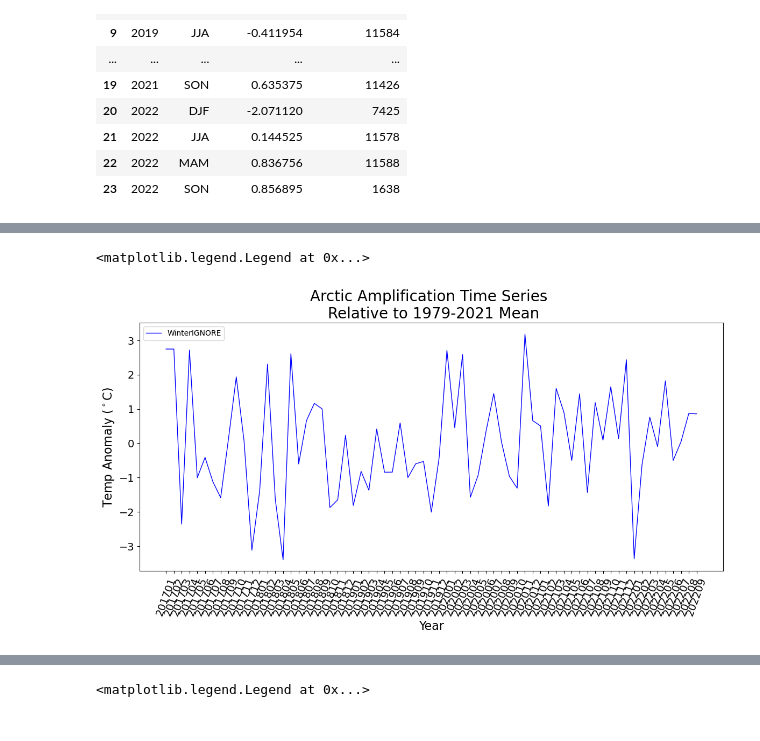
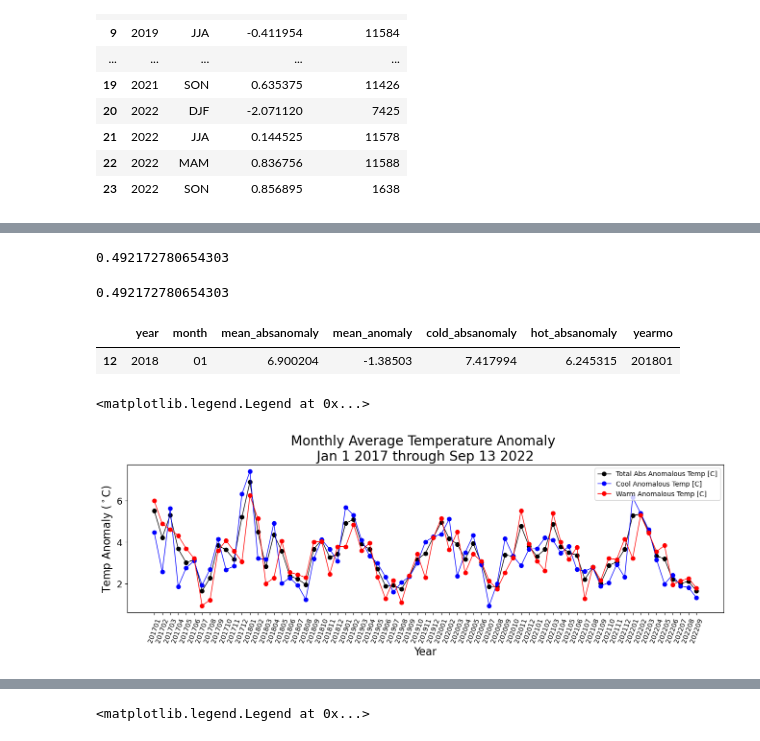
Before and after one commit to cgsutter/ATM622-General-Circulation, a Jupyter notebook: testing/NYSM_trends.ipynb, the cells around one changed output, grey strips where cells are left out. Drawn from its saved outputs; the diff is of its cells as text; code cells hidden in the pictures.

Commit message:
CFSR plots updated with JFM not DJF, etc. Also NYSM plots of anom temp and bar plots of standard deviatuions updated

```diff
--- a/testing/NYSM_trends.ipynb
+++ b/testing/NYSM_trends.ipynb
@@ -588,2 +306,18 @@ df[df['temp_2m[C]'].isna()]
 # %%
+# add monthday column:
 df['monthday'] = df['date'].astype(str).str[5:10]
+df['month'] = df['date'].astype(str).str[5:7]
+df['year'] = df['date'].astype(str).str[0:4]
+season_list = []
+months = df['month'].to_list()
+for mo in months:
+    if mo in ['01','02', '03']:
+        season_list.append('JFM')
+    elif mo in ['04','05', '06']:
+        season_list.append('AMJ')
+    elif mo in ['07','08', '09']:
+        season_list.append('JAS')
+    else:
+        season_list.append('OND')
+df['season'] = season_list
+df
@@ -1085,0 +1476,8 @@ mgd
+# %%
+df_forplot['cold_absanomaly'].corr(df_forplot['hot_absanomaly'])
+# %% [output]
+0.492172780654303
+# %%
+print(anom_cold.corr(anom_hot))
+# %% [output]
+0.492172780654303
@@ -1086,30 +1502,35 @@ mgd
+# %%
+df_forplot[df_forplot['yearmo']=='201801']
+# %% [output]
+|  | year | month | mean_absanomaly | mean_anomaly | cold_absanomaly | hot_absanomaly | yearmo |
+| 12 | 2018 | 01 | 6.900204 | -1.38503 | 7.417994 | 6.245315 | 201801 |
 # %%
-time_plot = mgd['yearmo']
-anom_plot = mgd['mean_anomaly']
+time_plot = df_forplot['yearmo']
+# anom_plot = mgd['mean_anomaly']
+anom_plot = df_forplot['mean_absanomaly']
+anom_cold = df_forplot['cold_absanomaly']
+anom_hot = df_forplot['hot_absanomaly']
 # %%
 import matplotlib.pyplot as plt
 
 ## Create figure of a particular size
-fig = plt.figure(figsize=(14, 6))
+fig = plt.figure(figsize=(16, 4))
 
-## TS Karl
-# add plots for TS Karl windspeed
+# add plots
 ax1 = fig.add_subplot(1, 1, 1)
 
-ax1.plot(time_plot, anom_plot, label='WinterIGNORE', color='blue',linewidth=1, markersize = 6) #, marker='o'
-# ax1.plot(years, spring, label='Spring', color='green',linewidth=1, markersize = 6) # , marker='o'
-# ax1.plot(years, summer, label='Summer', color='red',linewidth=1, markersize = 6) #, marker='o'
-# ax1.plot(years, fall, label='Fall', color='purple',linewidth=1, markersize = 6) #, marker='o'
-# ax1.plot(years, annual, label='Annual', color='black',linewidth=2, linestyle='--', markersize = 6) #, marker='o'
+ax1.plot(time_plot, anom_plot, label='Total Abs Anomalous Temp [C]', color='black',linewidth=1, markersize = 6, marker='o') #, marker='o'
+ax1.plot(time_plot, anom_cold, label='Cool Anomalous Temp [C]', color='blue',linewidth=1, markersize = 6, marker='o') #, marker='o'
+ax1.plot(time_plot, anom_hot, label='Warm Anomalous Temp [C]', color='red',linewidth=1, markersize = 6, marker='o') #, marker='o'
+# ax1.plot(time_plot, anom_plot, label='Mean Anomalous Temp [C]', color='blue',linewidth=1, markersize = 6) #, marker='o'
 
-
-ax1.set_title('Arctic Amplification Time Series \n Relative to 1979-2021 Mean', size = 20)
+ax1.set_title('Monthly Average Temperature Anomaly \n Jan 1 2017 through Sep 13 2022 ', size = 20)
 ax1.set_xlabel('Year', size = 16)
 ax1.set_ylabel('Temp Anomaly ($^\circ$C)', size = 16)
-ax1.tick_params(axis='x', labelrotation = 70, labelsize=14)
+ax1.tick_params(axis='x', labelrotation = 70, labelsize=10)
 ax1.tick_params(axis='y',  labelsize=14)
 
-ax1.legend(loc='upper left')
+ax1.legend(loc='upper right')
 # %% [output]
 <matplotlib.legend.Legend at 0x...>
-[figure, old version]
+[figure, new version]
```
Also changed, not shown: parts of 130 cells of this notebook, 14 other files.
